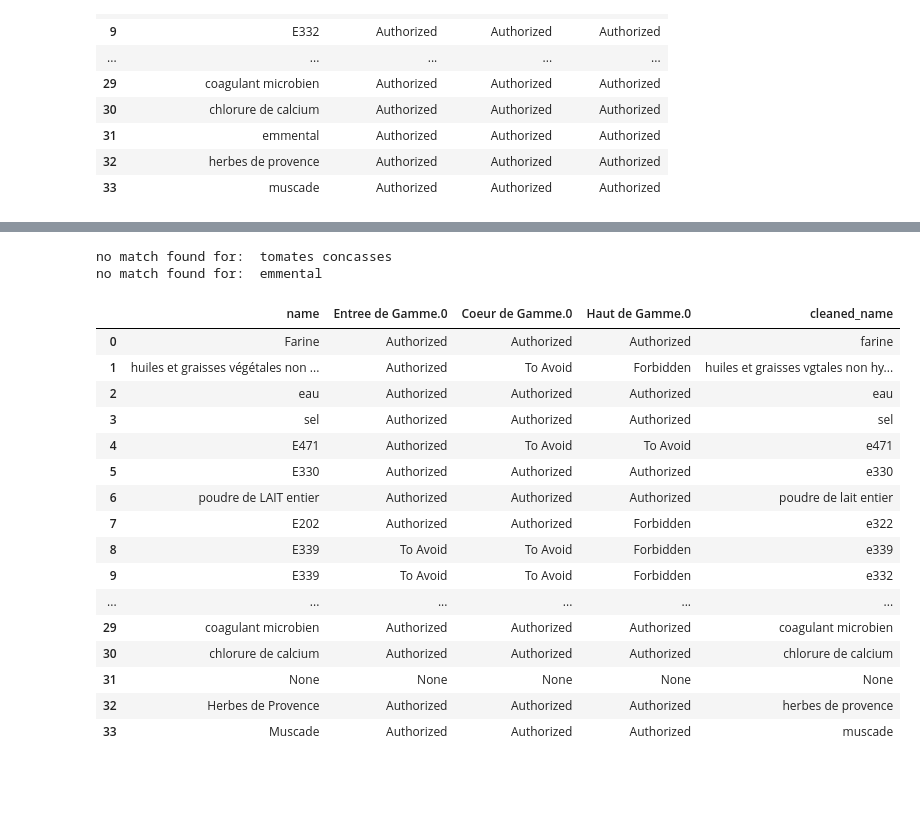
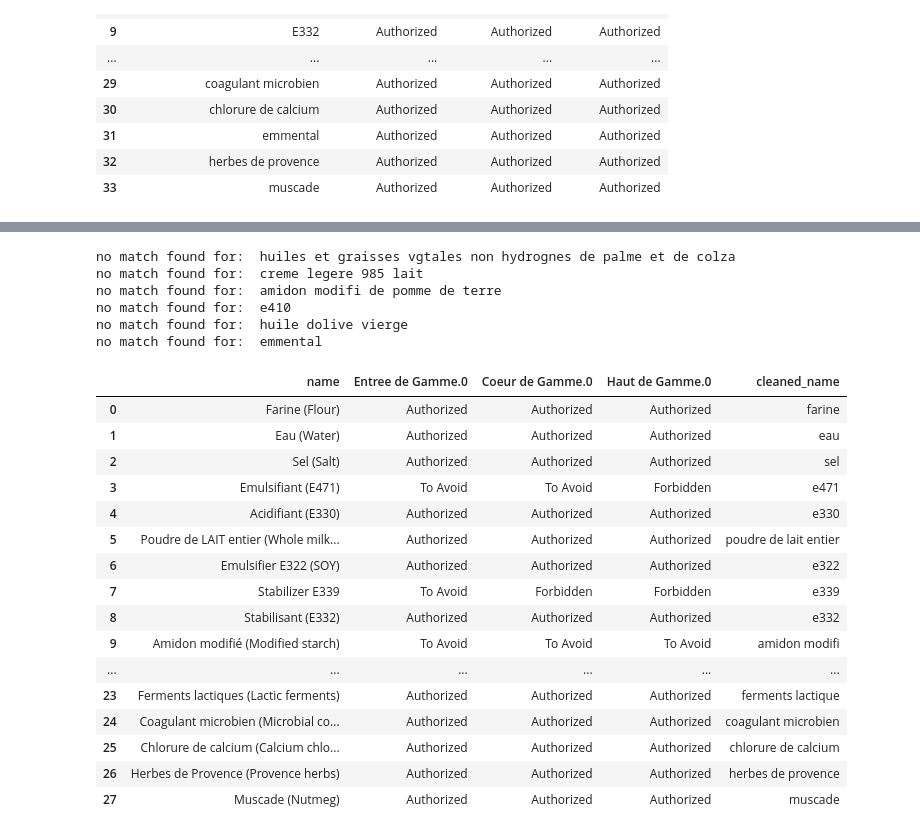
Before and after one commit to QuivrHQ/MegaParse, a Jupyter notebook: notebooks/query_pdf.ipynb, the cells around one changed output, grey strips where cells are left out. Saved outputs shown, nothing was run; the diff lists cells and outputs as text; code cells hidden in the pictures; blank space fills up the shorter version.

```diff
--- a/notebooks/query_pdf.ipynb
+++ b/notebooks/query_pdf.ipynb
@@ -1,11 +1,13 @@
 # %%
 import sys
+
+from llama_index.core.base.base_query_engine import BaseQueryEngine
 sys.path.append('../')
 from megaparse.cdp.utils.query_engine import get_query_engine
 from pathlib import Path
 import numpy as np
 
-query_engine = get_query_engine(Path("../megaparse/cdp/CDP_QUAL_CHART_01_CHARTE_PRODUITS.md"))
+query_engine: BaseQueryEngine = get_query_engine(Path("../megaparse/cdp/CDP_QUAL_CHART_01_CHARTE_PRODUITS.md"))
 # %%
 from megaparse.cdp.utils.question_generator import QuestionGenerator
 
@@ -40,3 +41,0 @@ questions_list
-# %%
-response = query_engine.query("Based uniquely on the text content, answer the question : Est-ce que 'Stabilisant: E 407' est conforme aux exigences ?")
-print(str(response))
@@ -163,5 +193,8 @@ cleaned_generated_df
 # %%
-ground_truth_df = pd.read_csv('../megaparse/cdp/ground_truth_quiche.csv')
+from pandas import DataFrame
+
+
+ground_truth_df: DataFrame = pd.read_csv('../megaparse/cdp/ground_truth_quiche.csv')
 ground_truth_df
 # %% [output]
 |  | name | Entree de Gamme | Coeur de Gamme | Haut de Gamme |
@@ -199,12 +232,18 @@ ground_truth_df['cleaned_name'] = ground_truth_df['name'].apply(clean_name)
 import difflib
 
 # Function to perform fuzzy matching using difflib
-def fuzzy_match(name, choices, threshold=0.5):
+def fuzzy_match(name, choices, threshold=0.8):
+    matches = [g_name for g_name in choices if name in g_name]
+    if matches:
+        return matches
+
+
     matches = difflib.get_close_matches(name, choices, n=1, cutoff=threshold)
     if matches:
         return matches
     else:
         return None
+
 
 # Apply fuzzy matching to each name in df1 and find the closest match in df2
 for name1 in ground_truth_df['cleaned_name']:
@@ -254,55 +293,50 @@ cleaned_generated_df
 # %%
-# Function to perform fuzzy matching using difflib
-def fuzzy_match(name, choices, threshold=0.5):
-    matches = difflib.get_close_matches(name, choices, n=1, cutoff=threshold)
-    if matches:
-        return matches[0]  # Return the best match
-    else:
-        return None
+matched_rows = []
+ground_truth_df_copy = ground_truth_df.copy()
 
-# List to hold matched rows
-matched_rows = []
-
-# Apply fuzzy matching to each name in ground_truth_df and find the closest match in cleaned_generated_df
 for name1 in ground_truth_df['cleaned_name']:
     matched_name = fuzzy_match(name1, cleaned_generated_df['cleaned_name'])
     if matched_name:
-        # Get the corresponding row for the matched name
-        matched_row = cleaned_generated_df.loc[cleaned_generated_df['cleaned_name'] == matched_name].copy()
-        # Change the name in matched_row to the one from ground_truth_df
+        matched_row = cleaned_generated_df.loc[cleaned_generated_df['cleaned_name'] == matched_name[0]].copy()
         matched_row['cleaned_name'] = name1
         matched_rows.append(matched_row)
     else:
         print("no match found for: ", name1)
-        empty_row = pd.DataFrame([[None]*len(cleaned_generated_df.columns)], columns=cleaned_generated_df.columns)
-        matched_rows.append(empty_row)
+        ground_truth_df_copy = ground_truth_df_copy[ground_truth_df_copy['cleaned_name'] != name1]
+
+ground_truth_df_copy.reset_index(drop=True, inplace=True)
+
 
 
 # Create the matched_generated_df DataFrame from the list of matched rows
 if matched_rows:
     matched_generated_df = pd.concat(matched_rows, ignore_index=True)
 else:
     matched_generated_df = pd.DataFrame(columns=cleaned_generated_df.columns)
 
 # Display the matched_generated_df DataFrame
 matched_generated_df
 # %% [output]
-no match found for:  tomates concasses
+no match found for:  huiles et graisses vgtales non hydrognes de palme et de colza
+no match found for:  creme legere 985 lait
+no match found for:  amidon modifi de pomme de terre
+no match found for:  e410
+no match found for:  huile dolive vierge
 no match found for:  emmental
 |  | name | Entree de Gamme.0 | Coeur de Gamme.0 | Haut de Gamme.0 | cleaned_name |
-| 0 | Farine | Authorized | Authorized | Authorized | farine |
-| 1 | huiles et graisses végétales non ... | Authorized | To Avoid | Forbidden | huiles et graisses vgtales non hy... |
-| 2 | eau | Authorized | Authorized | Authorized | eau |
-| 3 | sel | Authorized | Authorized | Authorized | sel |
-| 4 | E471 | Authorized | To Avoid | To Avoid | e471 |
-| 5 | E330 | Authorized | Authorized | Authorized | e330 |
-| 6 | poudre de LAIT entier | Authorized | Authorized | Authorized | poudre de lait entier |
-| 7 | E202 | Authorized | Authorized | Forbidden | e322 |
-| 8 | E339 | To Avoid | To Avoid | Forbidden | e339 |
-| 9 | E339 | To Avoid | To Avoid | Forbidden | e332 |
+| 0 | Farine (Flour) | Authorized | Authorized | Authorized | farine |
+| 1 | Eau (Water) | Authorized | Authorized | Authorized | eau |
+| 2 | Sel (Salt) | Authorized | Authorized | Authorized | sel |
+| 3 | Emulsifiant (E471) | To Avoid | To Avoid | Forbidden | e471 |
+| 4 | Acidifiant (E330) | Authorized | Authorized | Authorized | e330 |
+| 5 | Poudre de LAIT entier (Whole milk... | Authorized | Authorized | Authorized | poudre de lait entier |
+| 6 | Emulsifier E322 (SOY) | Authorized | Authorized | Authorized | e322 |
+| 7 | Stabilizer E339 | To Avoid | Forbidden | Forbidden | e339 |
+| 8 | Stabilisant (E332) | Authorized | Authorized | Authorized | e332 |
+| 9 | Amidon modifié (Modified starch) | To Avoid | To Avoid | To Avoid | amidon modifi |
 | ... | ... | ... | ... | ... | ... |
-| 29 | coagulant microbien | Authorized | Authorized | Authorized | coagulant microbien |
-| 30 | chlorure de calcium | Authorized | Authorized | Authorized | chlorure de calcium |
-| 31 | None | None | None | None | None |
-| 32 | Herbes de Provence | Authorized | Authorized | Authorized | herbes de provence |
-| 33 | Muscade | Authorized | Authorized | Authorized | muscade |
+| 23 | Ferments lactiques (Lactic ferments) | Authorized | Authorized | Authorized | ferments lactique |
+| 24 | Coagulant microbien (Microbial co... | Authorized | Authorized | Authorized | coagulant microbien |
+| 25 | Chlorure de calcium (Calcium chlo... | Authorized | Authorized | Authorized | chlorure de calcium |
+| 26 | Herbes de Provence (Provence herbs) | Authorized | Authorized | Authorized | herbes de provence |
+| 27 | Muscade (Nutmeg) | Authorized | Authorized | Authorized | muscade |
```
Also changed, not shown: parts of 22 cells of this notebook, 5 other files.
